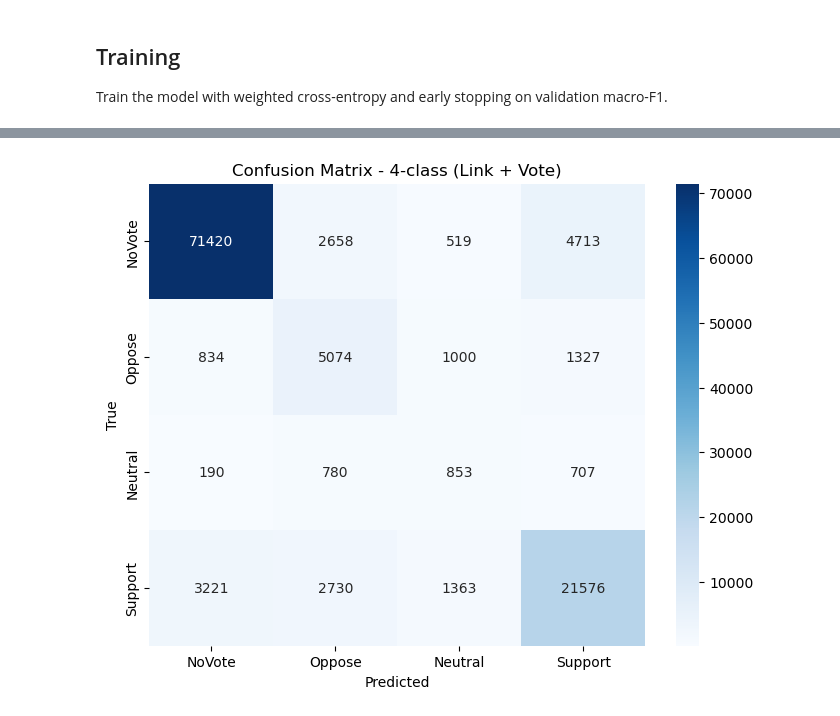
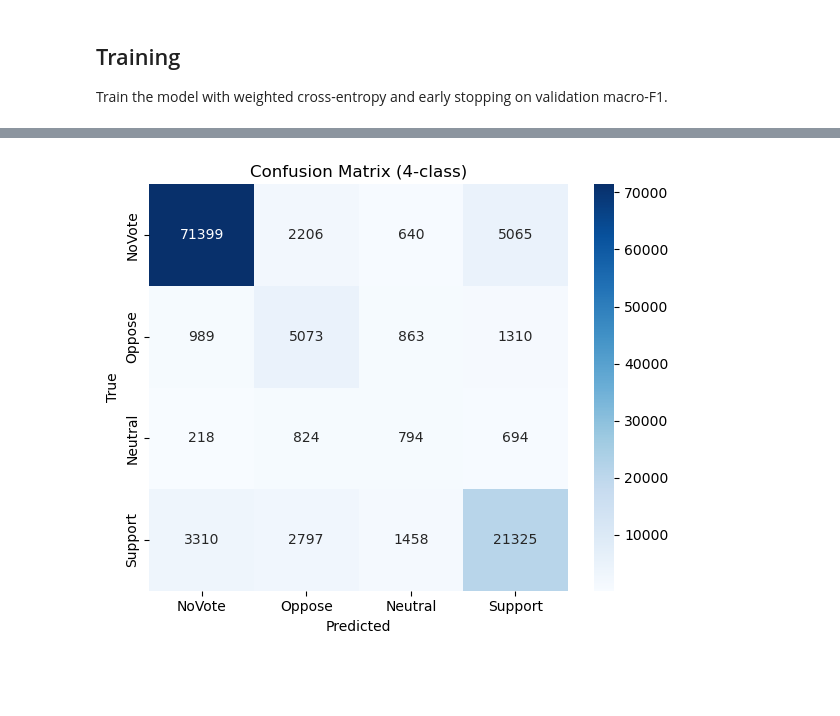
Before and after one commit to Lav-11/LFN_assignment, a Jupyter notebook: gnn_implementation.ipynb, the cells around one changed output, grey strips where cells are left out. Drawn from its saved outputs; the diff is of its cells as text; code cells hidden in the pictures; blank space fills up the shorter version.

```diff
--- a/gnn_implementation.ipynb
+++ b/gnn_implementation.ipynb
@@ -320,5 +340,4 @@ class GNNVotePredictor(nn.Module):
 # %%
-model = GNNVotePredictor(num_nodes=num_users).to(device)
+model = HierGNN(num_nodes=num_users).to(device)
 optimizer = torch.optim.Adam(model.parameters(), lr=0.001, weight_decay=1e-4)
-class_weights = class_weights.to(device)
 # %%
@@ -413,0 +491,16 @@ Early stopping. Best Val macro-F1: 0.6087
+# %%
+# Test evaluation
+test_macro_f1_4, test_link_f1, test_pol_f1, (y_true_4, y_pred_4), pol_report = eval_hierarchical(test_loader, report=True)
+
+print(f"Test macro-F1(4-class): {test_macro_f1_4:.4f}")
+print(f"Test link-F1 (existence): {test_link_f1:.4f}")
+print(f"Test polarity macro-F1 on TP edges: {test_pol_f1:.4f}")
+print("\n4-class Classification Report (NoVote/Oppose/Neutral/Support):")
+print(classification_report(
+    y_true_4, y_pred_4,
+    target_names=["NoVote", "Oppose", "Neutral", "Support"],
+    digits=2
+))
+
+print("\nVote polarity report on true-positive links where model predicts Voted:")
+print(pol_report if pol_report is not None else "No TP edges predicted as Voted.")
@@ -414,44 +525,42 @@ Early stopping. Best Val macro-F1: 0.6087
 # %%
-# Final evaluation on TEST
-test_macro_f1, test_link_f1, y_true, y_pred = eval_loader(test_loader)
+def plot_cm(cm, labels, title, normalize=False):
+    if normalize:
+        cm_plot = cm.astype(float)
+        cm_plot = cm_plot / cm_plot.sum(axis=1, keepdims=True)
+        fmt = ".2f"
+    else:
+        cm_plot = cm.astype(int)   # <-- qui int
+        fmt = "d"
 
-print(f"Test macro-F1(4-class): {test_macro_f1:.4f}")
-print(f"Test link-F1 (existence): {test_link_f1:.4f}")
+    plt.figure(figsize=(6, 5))
+    sns.heatmap(cm_plot, annot=True, fmt=fmt, cmap="Blues",
+                xticklabels=labels, yticklabels=labels)
+    plt.xlabel("Predicted")
+    plt.ylabel("True")
+    plt.title(title)
+    plt.tight_layout()
+    plt.show()
 
-print("\n4-class Classification Report (NoVote/Oppose/Neutral/Support):")
-print(classification_report(
-    y_true, y_pred,
-    target_names=["NoVote", "Oppose", "Neutral", "Support"]
-))
+# ---- 1) 4-class confusion matrix ----
+labels_4 = ["NoVote", "Oppose", "Neutral", "Support"]
+cm4 = confusion_matrix(y_true_4, y_pred_4, labels=[0,1,2,3])
+plot_cm(cm4, labels_4, "Confusion Matrix (4-class)", normalize=False)
+# plot_cm(cm4, labels_4, "Confusion Matrix (4-class) - normalized", normalize=True)
 
-plt.figure(figsize=(8, 6))
-cm4 = confusion_matrix(y_true, y_pred)
-sns.heatmap(cm4, annot=True, fmt="d", cmap="Blues",
-            xticklabels=["NoVote", "Oppose", "Neutral", "Support"],
-            yticklabels=["NoVote", "Oppose", "Neutral", "Support"])
-plt.xlabel("Predicted")
-plt.ylabel("True")
-plt.title("Confusion Matrix - 4-class (Link + Vote)")
-plt.show()
+# ---- 2) Link existence confusion matrix (NoVote vs Voted) ----
+y_true_link = (y_true_4 != 0).astype(int)
+y_pred_link = (y_pred_4 != 0).astype(int)
+cm_link = confusion_matrix(y_true_link, y_pred_link, labels=[0,1])
+plot_cm(cm_link, ["NoVote", "Voted"], "Confusion Matrix (Link existence)", normalize=False)
+# plot_cm(cm_link, ["NoVote", "Voted"], "Confusion Matrix (Link existence) - normalized", normalize=True)
 
-# Link existence report (binary)
-y_true_link = (y_true != 0).astype(int)
-y_pred_link = (y_pred != 0).astype(int)
-print("\nLink existence report (positive = voted):")
-print(classification_report(y_true_link, y_pred_link, target_names=["NoVote", "Voted"]))
-
-# Vote polarity report only on TRUE positives (where a vote exists)
-mask_true_pos = (y_true != 0)
-y_true_vote = y_true[mask_true_pos] - 1   # {1,2,3} -> {0,1,2}
-y_pred_vote = y_pred[mask_true_pos] - 1   # may become -1 if predicted NoVote
-
-mask_valid_pred = (y_pred_vote >= 0)
-y_true_vote = y_true_vote[mask_valid_pred]
-y_pred_vote = y_pred_vote[mask_valid_pred]
-
-print("\nVote polarity report on true-positive links (ignoring cases predicted as NoVote):")
-print(classification_report(
-    y_true_vote, y_pred_vote,
-    target_names=["Oppose", "Neutral", "Support"]
-))
+# ---- 3) Polarity confusion matrix on TP edges where model predicts Voted ----
+mask_tp = (y_true_4 != 0) & (y_pred_4 != 0)
+y_true_pol = (y_true_4[mask_tp] - 1)  # {0,1,2}
+y_pred_pol = (y_pred_4[mask_tp] - 1)  # {0,1,2}
+cm_pol = confusion_matrix(y_true_pol, y_pred_pol, labels=[0,1,2])
+plot_cm(cm_pol, ["Oppose", "Neutral", "Support"],
+        "Confusion Matrix (Polarity on TP predicted Voted)", normalize=False)
+# plot_cm(cm_pol, ["Oppose", "Neutral", "Support"],
+#         "Confusion Matrix (Polarity on TP predicted Voted) - normalized", normalize=True)
 # %% [output]
@@ -472 +567 @@ weighted avg       0.85      0.83      0.84    118965
-[figure, old version]
+[figure, new version]
```
Also changed, not shown: parts of 10 cells of this notebook.
